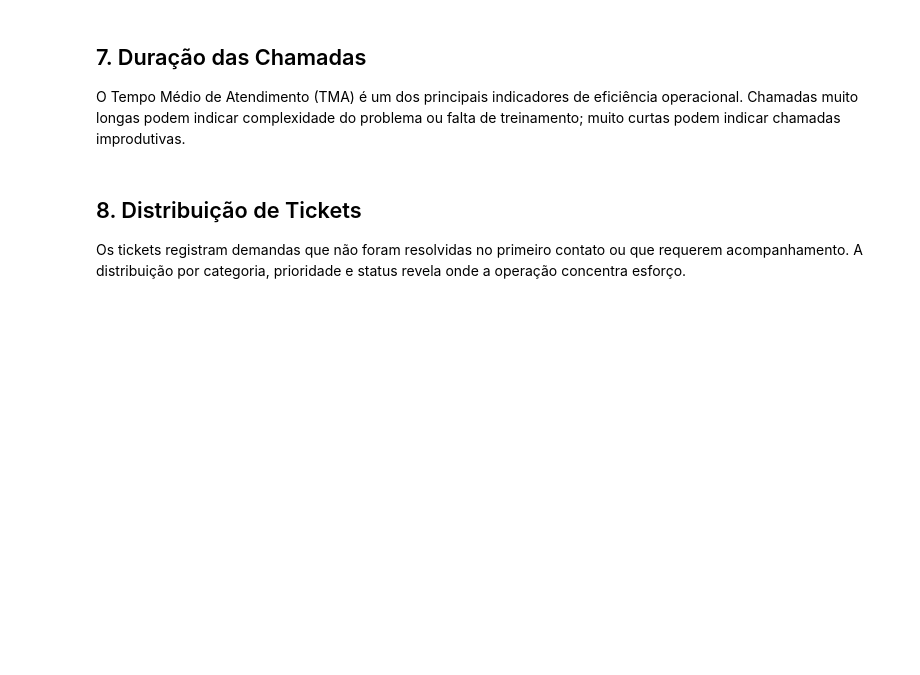
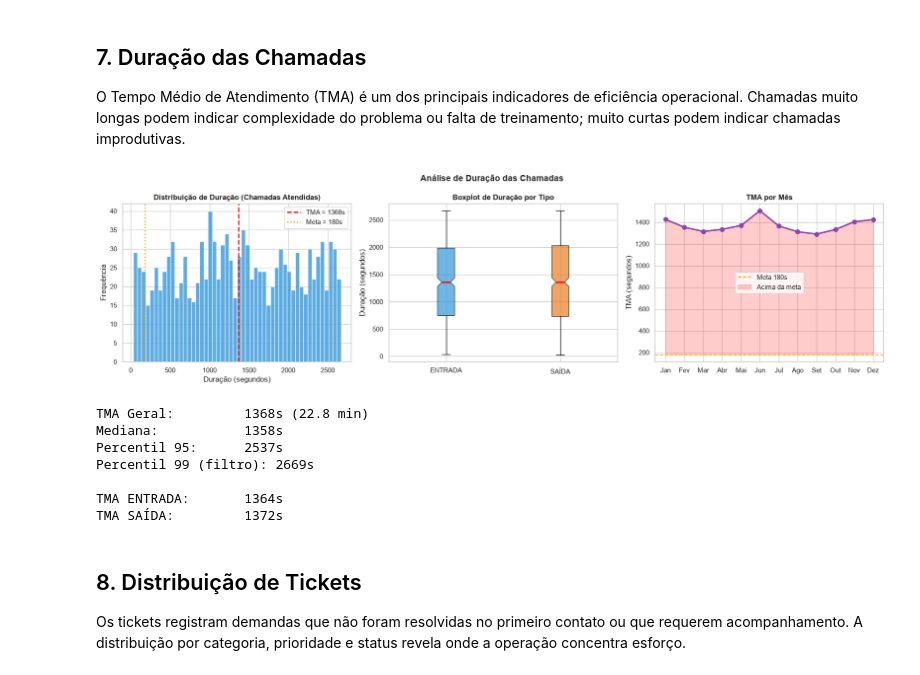
Before and after one commit to ilcileyjunior01/contact-center-data-lakehouse, a Jupyter notebook: notebooks/01_exploratory_data_analysis.ipynb, the cells around one changed output. Saved outputs shown, nothing was run; the diff lists cells and outputs as text; code cells hidden in the pictures; blank space fills up the shorter version.

```diff
--- a/notebooks/01_exploratory_data_analysis.ipynb
+++ b/notebooks/01_exploratory_data_analysis.ipynb
@@ -453,39 +526,48 @@ axes[0].legend()
 # --- 2: Boxplot por tipo ---
 entrada = df_filtrado[df_filtrado['tp_chamada'] == 'ENTRADA']['nr_duracao_segundos']
 saida   = df_filtrado[df_filtrado['tp_chamada'] == 'SAIDA']['nr_duracao_segundos']
-bp = axes[1].boxplot([entrada, saida], labels=['ENTRADA', 'SAÍDA'],
+bp = axes[1].boxplot([entrada, saida], tick_labels=['ENTRADA', 'SAÍDA'],
                      patch_artist=True, notch=True,
                      medianprops={'color': 'red', 'linewidth': 2})
 for patch, color in zip(bp['boxes'], ['#3498db', '#e67e22']):
     patch.set_facecolor(color)
     patch.set_alpha(0.7)
 axes[1].set_title('Boxplot de Duração por Tipo', fontweight='bold')
 axes[1].set_ylabel('Duração (segundos)')
 
 # --- 3: TMA por mês ---
 tma_mes = df_filtrado.groupby('mes')['nr_duracao_segundos'].mean()
 meses_abrev = ['Jan','Fev','Mar','Abr','Mai','Jun','Jul','Ago','Set','Out','Nov','Dez']
 tma_mes.index = [meses_abrev[m-1] for m in tma_mes.index]
 axes[2].plot(tma_mes.index, tma_mes.values, marker='o', linewidth=2.5, color='#8e44ad', markersize=7)
 axes[2].axhline(180, color='orange', linestyle='--', linewidth=1.5, label='Meta 180s')
 axes[2].fill_between(range(len(tma_mes)), tma_mes.values, 180,
                       where=tma_mes.values > 180, alpha=0.2, color='red', label='Acima da meta')
 axes[2].set_title('TMA por Mês', fontweight='bold')
 axes[2].set_ylabel('TMA (segundos)')
 axes[2].legend()
 axes[2].set_xticks(range(len(tma_mes)))
 axes[2].set_xticklabels(tma_mes.index)
 
 plt.suptitle('Análise de Duração das Chamadas', fontsize=14, fontweight='bold')
 plt.tight_layout()
 plt.show()
 
 print(f'TMA Geral:         {tma_geral:.0f}s ({tma_geral/60:.1f} min)')
 print(f'Mediana:           {df_filtrado["nr_duracao_segundos"].median():.0f}s')
 print(f'Percentil 95:      {df_filtrado["nr_duracao_segundos"].quantile(0.95):.0f}s')
 print(f'Percentil 99 (filtro): {p99:.0f}s')
 print(f'\nTMA ENTRADA:       {entrada.mean():.0f}s')
 print(f'TMA SAÍDA:         {saida.mean():.0f}s')
+# %% [output]
+[figure, added]
+TMA Geral:         1368s (22.8 min)
+Mediana:           1358s
+Percentil 95:      2537s
+Percentil 99 (filtro): 2669s
+
+TMA ENTRADA:       1364s
+TMA SAÍDA:         1372s
 # %% [markdown]
 ## 8. Distribuição de Tickets
 
```
Also changed, not shown: parts of 9 cells of this notebook, 5 other files.
